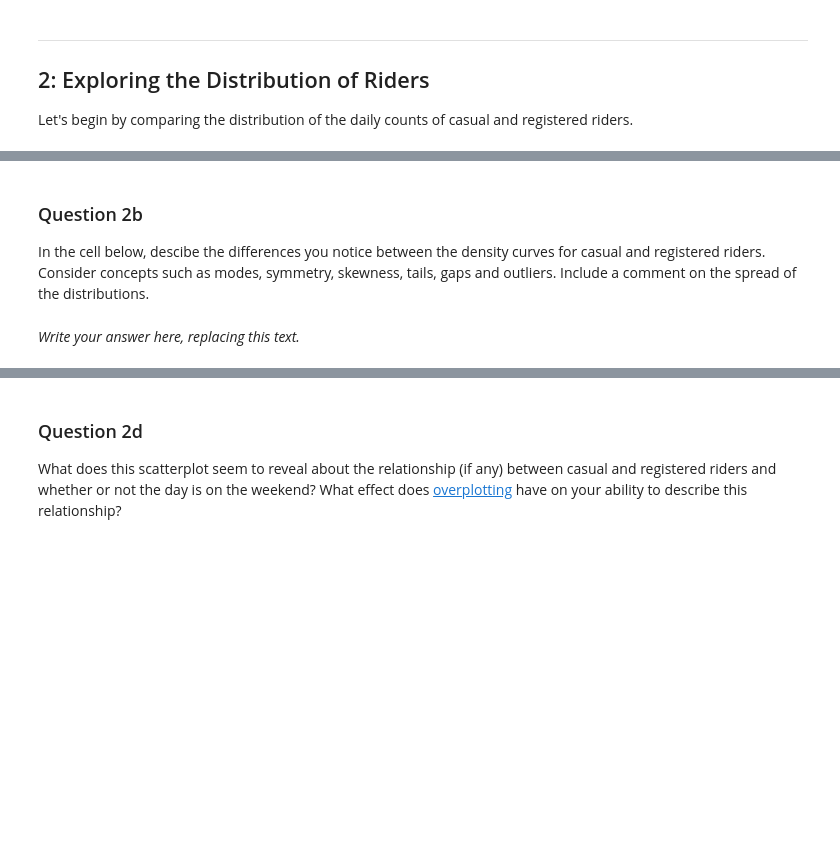
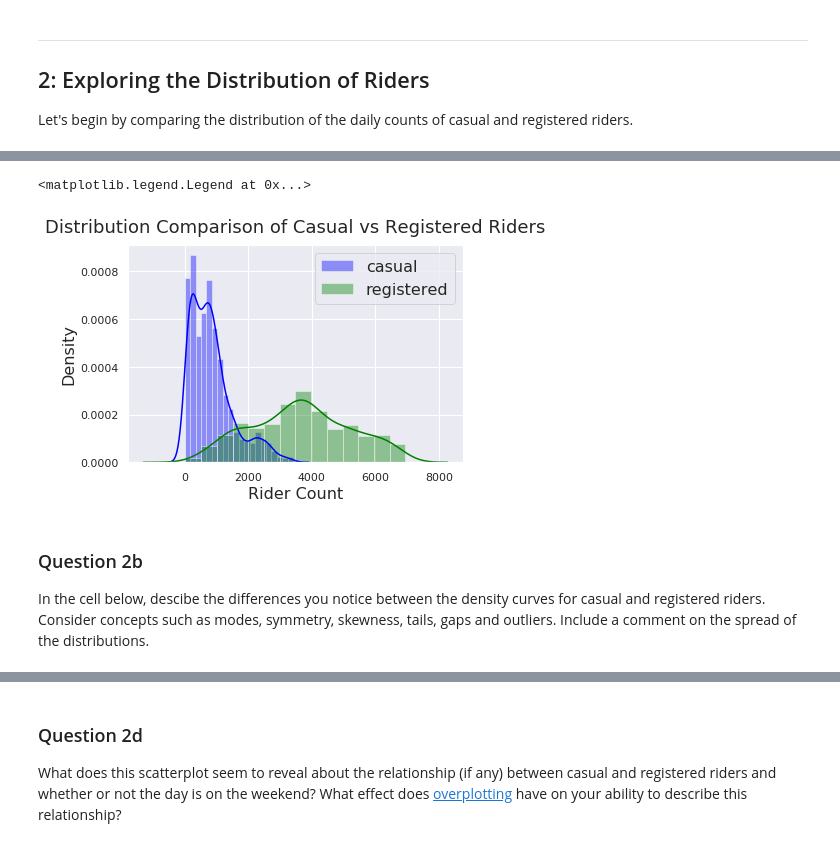
Before and after one commit to zhugeyicixin/DataSci200, a Jupyter notebook: hw/hw2/hw2.ipynb, the cells around one changed output, grey strips where cells are left out. Drawn from its saved outputs; the diff is of its cells as text; code cells hidden in the pictures; blank space fills up the shorter version.

```diff
--- a/hw/hw2/hw2.ipynb
+++ b/hw/hw2/hw2.ipynb
@@ -183,0 +210,11 @@ points: 2
+# %%
+# Modify holiday weekday, workingday, and weathersit here
+weekday_name = ['Sun', 'Mon', 'Tue', 'Wed', 'Thu', 'Fri', 'Sat']
+weekday_name = {i: name for (i, name) in enumerate(weekday_name)}
+weathersit_name = ['Clear', 'Mist', 'Light', 'Heavy']
+weathersit_name = {i+1: name for (i, name) in enumerate(weathersit_name)}
+bike['holiday'] = bike['holiday'].apply(lambda x: 'yes' if x == 1 else 'no')
+bike['weekday'] = bike['weekday'].apply(lambda x: weekday_name[x])
+bike['workingday'] = bike['workingday'].apply(lambda x: 'yes' if x == 1 else 'no')
+bike['weathersit'] = bike['weathersit'].apply(lambda x: weathersit_name[x])
+bike.head()
@@ -216,0 +280,5 @@ daily_counts = ...
+# %%
+count_sum = bike[['casual', 'registered']].groupby(bike['dteday']).agg(sum)
+workingday_by_day =  bike['workingday'].groupby(bike['dteday']).first()
+daily_counts = pd.concat([count_sum, workingday_by_day], axis=1)
+daily_counts.head()
@@ -243,3 +326,22 @@ manual: true
+# %%
+# plot
+fig = plt.figure()
+ax = fig.add_subplot(111)
+p1 = sns.distplot(daily_counts['casual'], kde=True, color='blue', label='casual')
+p2 = sns.distplot(daily_counts['registered'], kde=True, color='green', label='registered')
+# plt.subplots_adjust(left=0.09, bottom=0.26,right=0.95,top=0.95,wspace=0.2,hspace=0.4)
+plt.title('Distribution Comparison of Casual vs Registered Riders', size=18, y=1.03)
+plt.xlabel('Rider Count', size=16)
+plt.ylabel('Density', size=16)
+# ax.tick_params(axis='both', which='major', labelsize=26)
+plt.legend(loc='best', fontsize=16)
+# plt.xlim(55, 100)
+# plt.ylim(55, 100)
+# plt.yticks(size=12)
+# plt.xticks(size=12)
+# %% [output]
+<matplotlib.legend.Legend at 0x...>
+[figure, added]
 # %% [markdown]
 ### Question 2b
 
@@ -251,5 +353,3 @@ points: 2
 manual: true
 -->
 <!-- EXPORT TO PDF -->
-# %% [markdown]
-*Write your answer here, replacing this text.*
```
Also changed, not shown: parts of 44 cells of this notebook.
